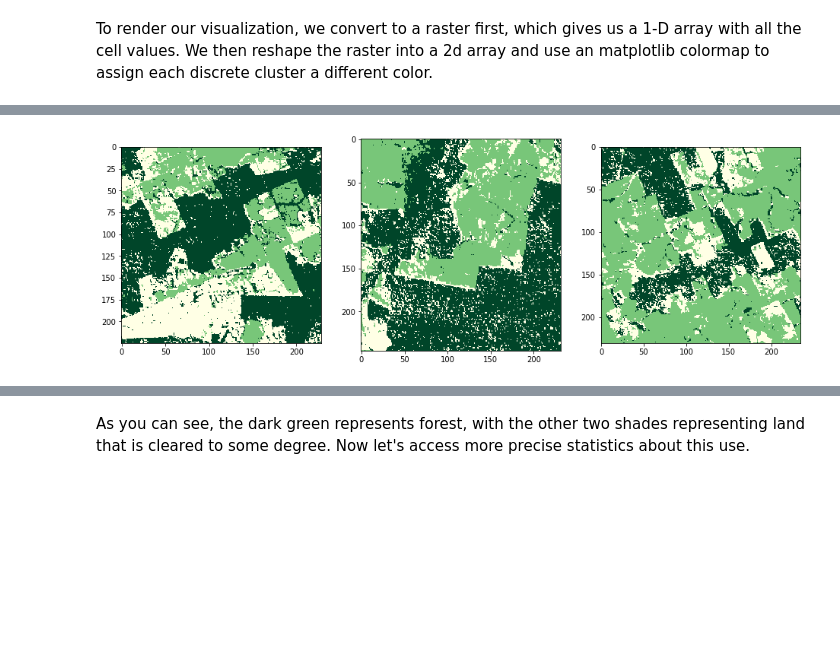
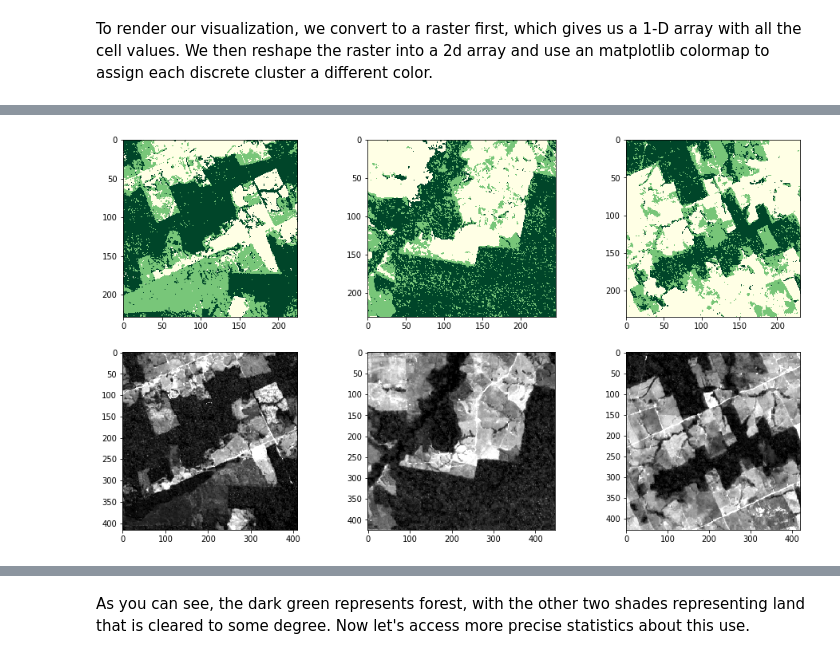
Before and after one commit to s22s/rasterframes-book, a Jupyter notebook: NDVI/NDVI-demo.ipynb, the cells around one changed output, grey strips where cells are left out. Drawn from its saved outputs; the diff is of its cells as text; code cells hidden in the pictures; blank space fills up the shorter version.

Commit message:
finish NDVI code, classifying, stats

```diff
--- a/NDVI/NDVI-demo.ipynb
+++ b/NDVI/NDVI-demo.ipynb
@@ -180,7 +205,7 @@ The next step is for the cell values in their seperate columns to be assembled i
 from pyspark.ml.feature import VectorAssembler
 
 assembler = VectorAssembler() \
-    .setInputCols(bandColNames + [("ndvi")]) \
+    .setInputCols(bandColNames + [("ndvi")] + [("green+blue")] + [("green*2")] + [("NIR-blue")]) \
     .setOutputCol("features")
 # %% [markdown]
 For our example we are setting the number of clusters to 2, because we seek simply to differentiate between forested area and non forested area.
@@ -250,7 +275,9 @@ for rf in predRFs:
 # %% [markdown]
 To render our visualization, we convert to a raster first, which gives us a 1-D array with all the cell values. We then reshape the raster into a 2d array and use an
 matplotlib colormap to assign each discrete cluster a different color.
+# %%
+# Why do I have to switch the resolutions every time?
+resolutions = ((229, 225), (232, 246), (235, 231))
 # %%
-resolutions = ((225, 229), (246, 232), (231, 235))
 # Zip the prediction RFs and their respective resolutions to prepare to render them
 zipPredsRes = list(zip(predRFs, resolutions))
@@ -257,8 +288,9 @@ zipPredsRes = list(zip(predRFs, resolutions))
 # %%
+import numpy as np
+# toIntRaster takes so long
 # Create a one dimensional array from the prediction data
-# toIntRaster takes so long
-rasters = list(map( \
-    lambda PdsRes: np.asarray(list(PdsRes[0].toIntRaster('prediction', PdsRes[1][0], PdsRes[1][1]))), zipPredsRes))
+rasters = list(map(
+    lambda PdsRes: np.asarray(list(PdsRes[0].toIntRaster('prediction', PdsRes[1][1], PdsRes[1][0]))), zipPredsRes))
 # %%
 # Zip the prediction RFs and their respective resolutions to prepare to render them
 zipRasterResolution = list(zip(rasters, resolutions))
@@ -268,19 +309,31 @@ pixels = list(map(lambda RasRes: np.reshape(RasRes[0], RasRes[1]), zipRasterReso
 # %%
 import matplotlib as mpl
 import matplotlib.pyplot as plt
 import matplotlib.image as mpimg
 
 # Plot the images
 cmap = "YlGn_r"
-fig = plt.figure(figsize=(16,16))
-fig.add_subplot(1, 3, 1)
+fig = plt.figure(figsize=(16,9))
+fig.add_subplot(2, 3, 1)
 plt.imshow(pixels[0])
 plt.set_cmap(cmap)
-fig.add_subplot(1, 3, 2)
+fig.add_subplot(2, 3, 2)
 plt.imshow(pixels[1])
 plt.set_cmap(cmap)
-fig.add_subplot(1, 3, 3)
+# Flip the colormap because the last scene has the cluster values reversed
+cmap = "YlGn"
+fig.add_subplot(2, 3, 3)
 plt.imshow(pixels[2])
 plt.set_cmap(cmap)
+
+fig.add_subplot(2, 3, 4)
+pixels4 = mpl.pyplot.imread("pics/brazil1-green.png")
+imgplot = plt.imshow(pixels4)
+fig.add_subplot(2, 3, 5)
+pixels4 = mpl.pyplot.imread("pics/brazil2-green.png")
+imgplot = plt.imshow(pixels4)
+fig.add_subplot(2, 3, 6)
+pixels4 = mpl.pyplot.imread("pics/brazil3-green.png")
+imgplot = plt.imshow(pixels4)
 # %% [output]
-[figure, old version]
+[figure, new version]
```
Also changed, not shown: parts of 26 cells of this notebook, 13 other files.
